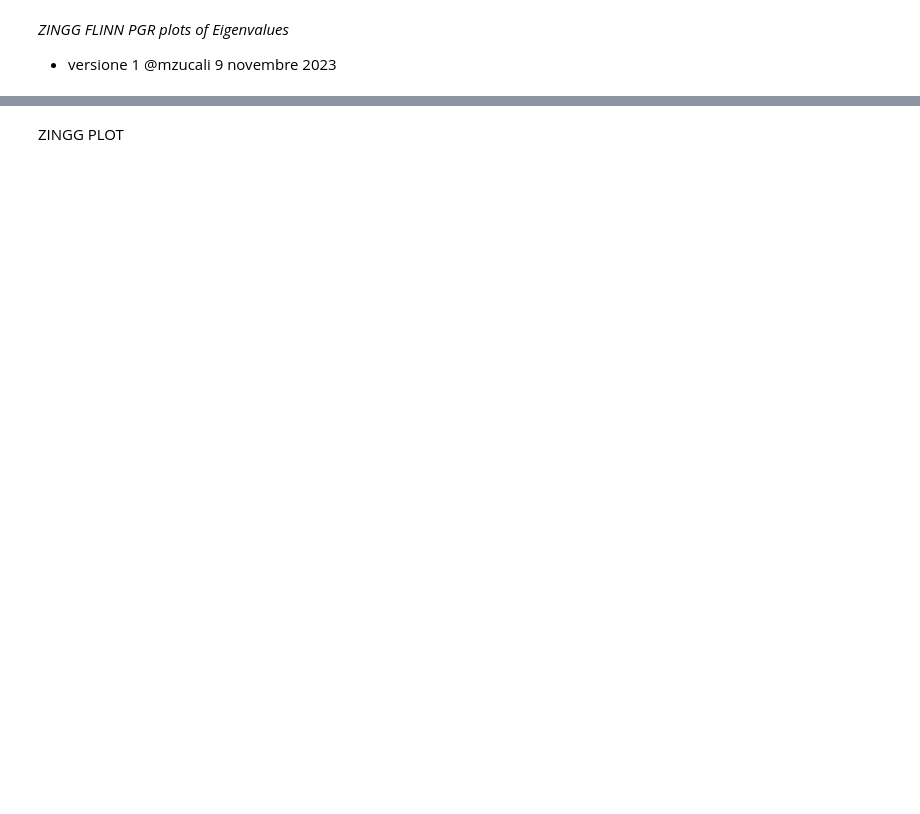
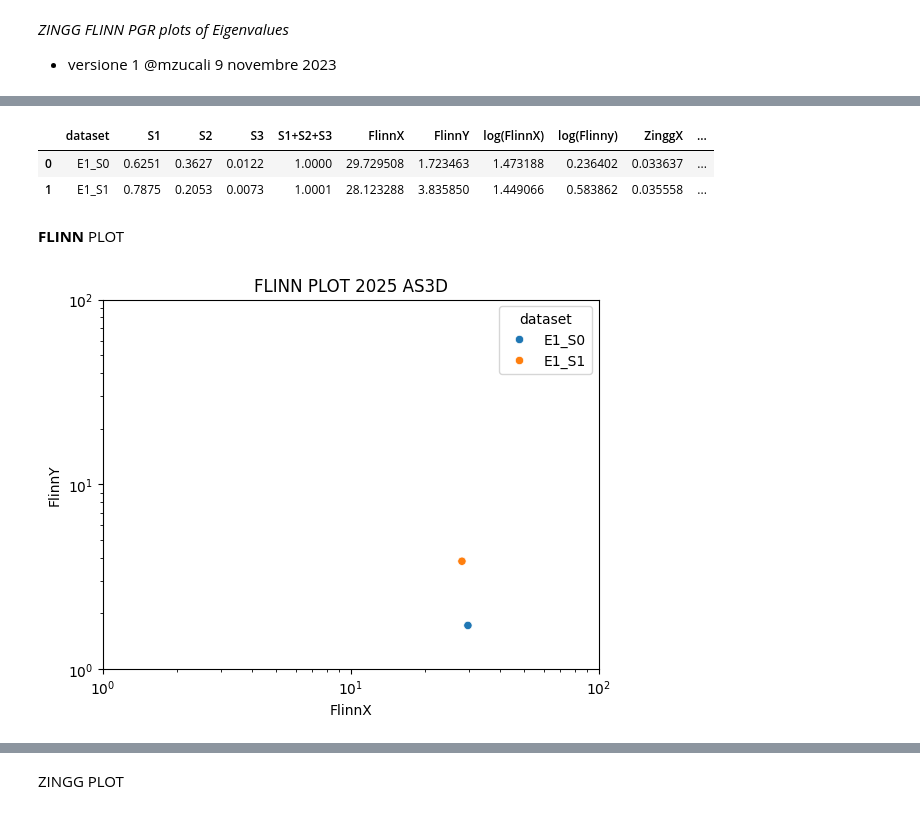
Before and after one commit to mzucali/didactics, a Jupyter notebook: AS3DStereoplotStats/ZinggFlinnPRG_StatsPlots.ipynb, the cells around one changed output, grey strips where cells are left out. Saved outputs shown, nothing was run; the diff lists cells and outputs as text; code cells hidden in the pictures; blank space fills up the shorter version.

```diff
--- a/AS3DStereoplotStats/ZinggFlinnPRG_StatsPlots.ipynb
+++ b/AS3DStereoplotStats/ZinggFlinnPRG_StatsPlots.ipynb
@@ -26,2 +42,26 @@ for fn in uploaded.keys():
 # %%
 pippo = read_excel(fn)
+# %%
+pippo.head(3)
+# %% [output]
+|  | dataset | S1 | S2 | S3 | S1+S2+S3 | FlinnX | FlinnY | log(FlinnX) | log(Flinny) | ZinggX | ... |
+| 0 | E1_S0 | 0.6251 | 0.3627 | 0.0122 | 1.0000 | 29.729508 | 1.723463 | 1.473188 | 0.236402 | 0.033637 | ... |
+| 1 | E1_S1 | 0.7875 | 0.2053 | 0.0073 | 1.0001 | 28.123288 | 3.835850 | 1.449066 | 0.583862 | 0.035558 | ... |
+# %% [markdown]
+**FLINN** PLOT
+# %%
+sns.scatterplot(data=pippo, x="FlinnX", y="FlinnY", hue="dataset", marker="o").set_title('FLINN PLOT 2025 AS3D')
+# palette=['blue']
+##^^^^ QUI DOVETE CAMBIARE LE INTESTAZIONI degli assi x e y^^^^^
+
+
+# control x and y limits
+plt.ylim(10**0, 10**2)
+plt.xlim(10**0, 10**2)
+#plt.ylim(0,30)
+#plt.xlim(0,30)
+plt.xscale('log')
+plt.yscale('log')
+plt.show()
+# %% [output]
+[figure, added]
```
Also changed, not shown: parts of 9 cells of this notebook.
